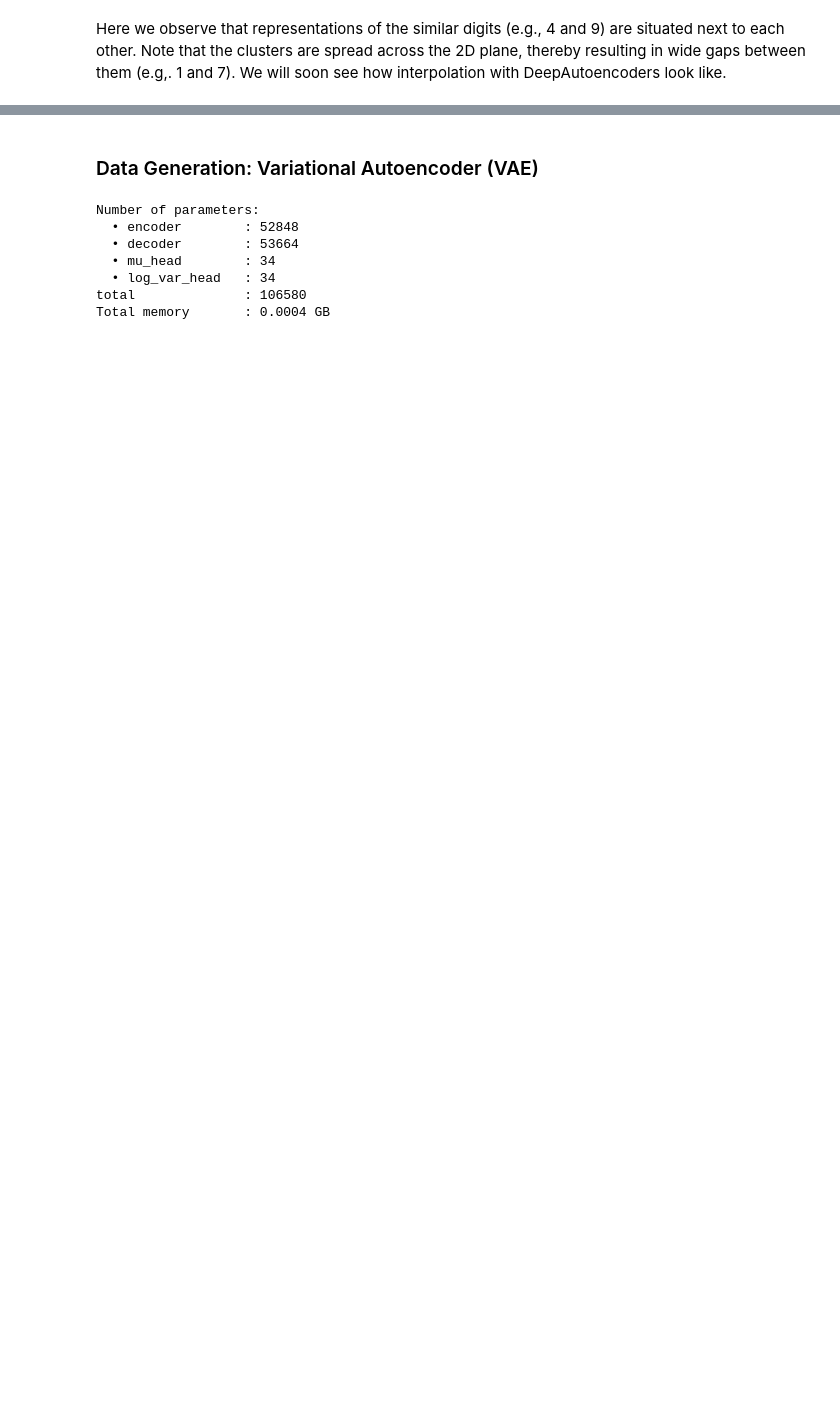
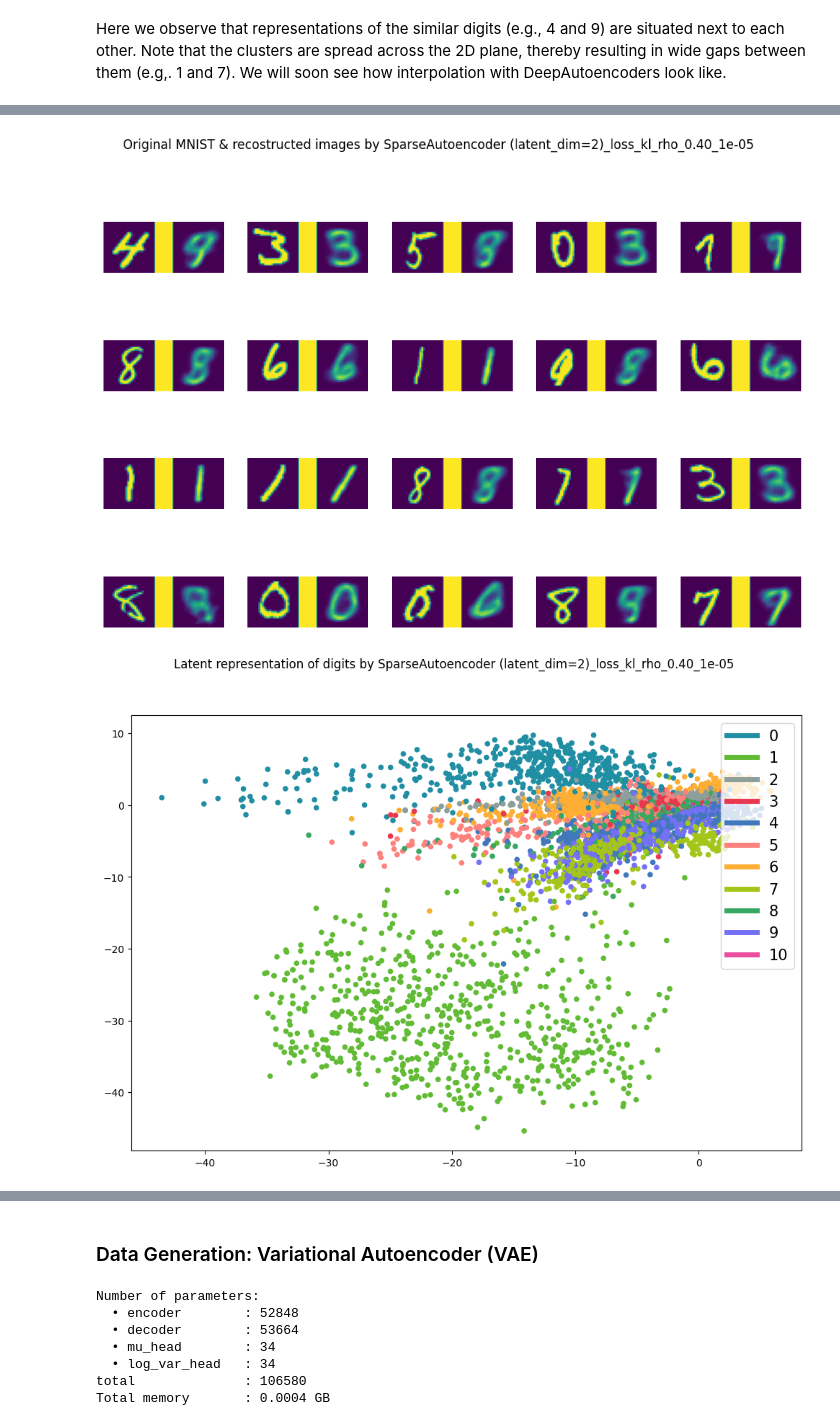
Before and after one commit to pg2455/ml_resources, a Jupyter notebook: courses/deep-autoencoders/practical/deep-autoencoders-pratical-solution.ipynb, the cells around one changed output, grey strips where cells are left out. Drawn from its saved outputs; the diff is of its cells as text; code cells hidden in the pictures; blank space fills up the shorter version.

```diff
--- a/courses/deep-autoencoders/practical/deep-autoencoders-pratical-solution.ipynb
+++ b/courses/deep-autoencoders/practical/deep-autoencoders-pratical-solution.ipynb
@@ -572,0 +715,8 @@ We will soon see how interpolation with DeepAutoencoders look like.
+# %%
+activation_loss_type = "kl"
+penalty_reg = 1e-5
+rho=0.4
+append_title=f"_loss_{activation_loss_type}_rho_{rho:.2f}_{penalty_reg:.0e}"
+
+kl_penalty = lambda model, x: sparse_autoencoder_loss(model, x, activation_loss_type=activation_loss_type, penalty_reg=penalty_reg, rho=rho)
+model_kl_sparse, losses = train(SparseAutoencoder(input_shape, 2), kl_penalty, epochs=30, append_title=append_title)
@@ -572,0 +741,6 @@ We will soon see how interpolation with DeepAutoencoders look like.
+# %%
+vis_reconstructed_images(model_kl_sparse, append_title=append_title)
+vis2D(model_kl_sparse, append_title=append_title)
+# %% [output]
+[figure, added]
+[figure, added]
```
Also changed, not shown: parts of 27 cells of this notebook.
